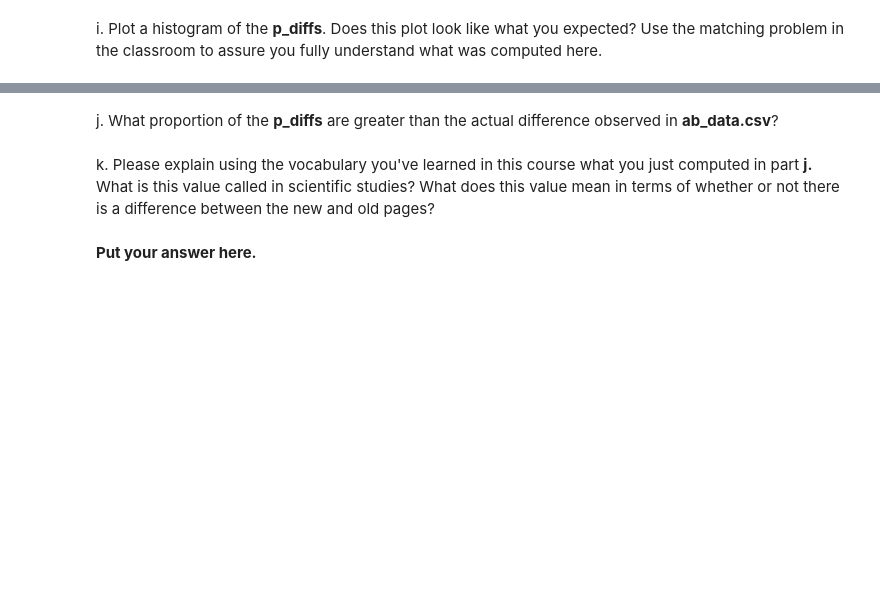
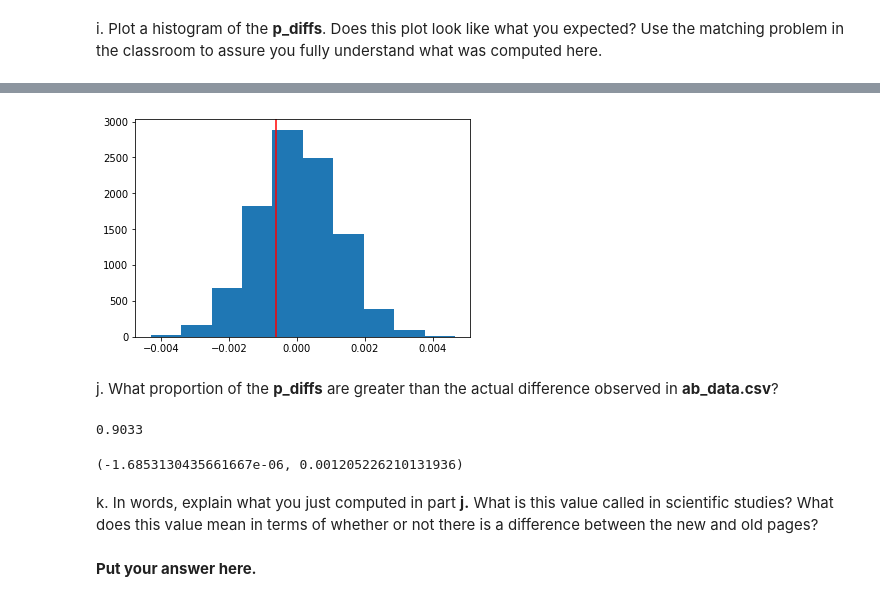
Before and after one commit to naomisn/Analyze-A-B-test, a Jupyter notebook: Analyze_ab_test_results_notebook.ipynb, the cells around one changed output, grey strips where cells are left out. Saved outputs shown, nothing was run; the diff lists cells and outputs as text; code cells hidden in the pictures; blank space fills up the shorter version.

```diff
--- a/Analyze_ab_test_results_notebook.ipynb
+++ b/Analyze_ab_test_results_notebook.ipynb
@@ -242,7 +288,22 @@ i. Plot a histogram of the **p_diffs**.  Does this plot look like what you expec
+# %%
+#Under the null
+null_vals = np.random.normal(0, p_diffs.std(), p_diffs.size)
+plt.hist(null_vals)
+plt.axvline(x=obs_diff, color="red");
+# %% [output]
+[figure, added]
 # %% [markdown]
 j. What proportion of the **p_diffs** are greater than the actual difference observed in **ab_data.csv**?
+# %%
+(p_diffs > (p_treatment - p_control)).mean()
+# %% [output]
+0.9033
+# %%
+p_diffs.mean(), p_diffs.std()
+# %% [output]
+(-1.6853130435661667e-06, 0.001205226210131936)
 # %% [markdown]
-k. Please explain using the vocabulary you've learned in this course what you just computed in part **j.**  What is this value called in scientific studies?  What does this value mean in terms of whether or not there is a difference between the new and old pages?
+k. In words, explain what you just computed in part **j.**  What is this value called in scientific studies?  What does this value mean in terms of whether or not there is a difference between the new and old pages?
 # %% [markdown]
 **Put your answer here.**
 # %% [markdown]
```
Also changed, not shown: parts of 48 cells of this notebook.
